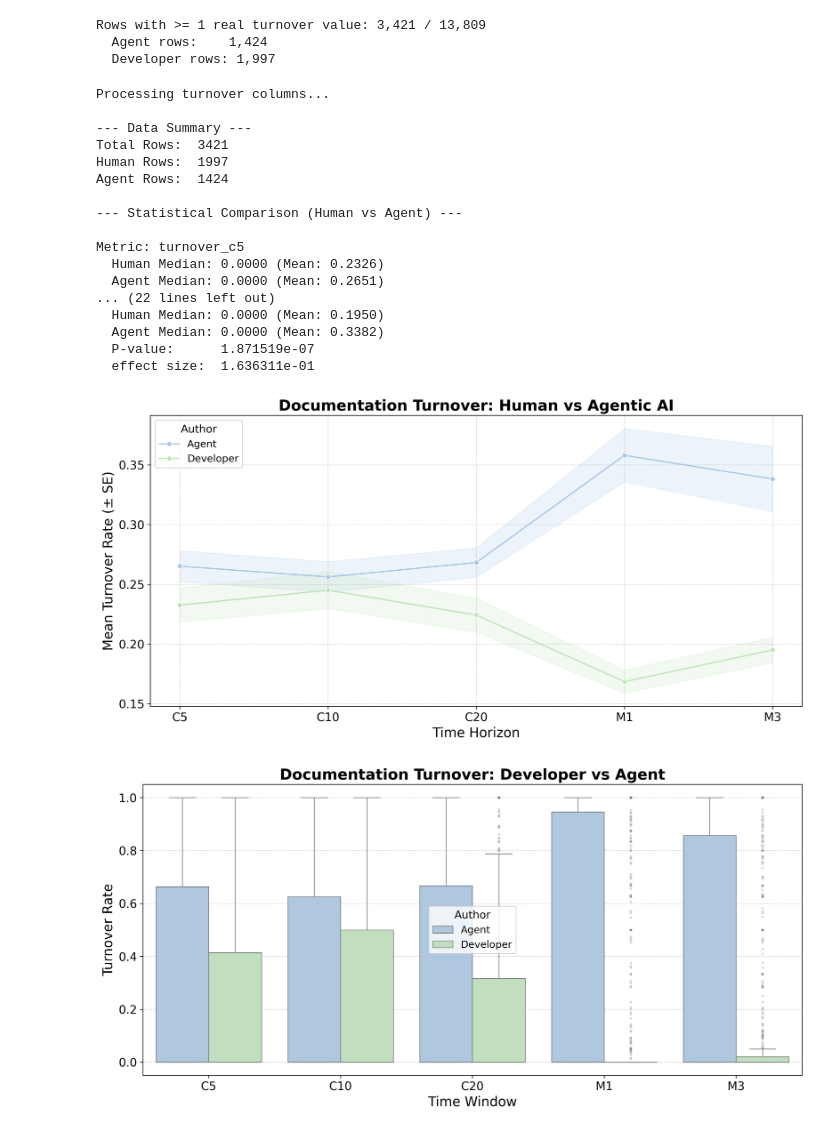
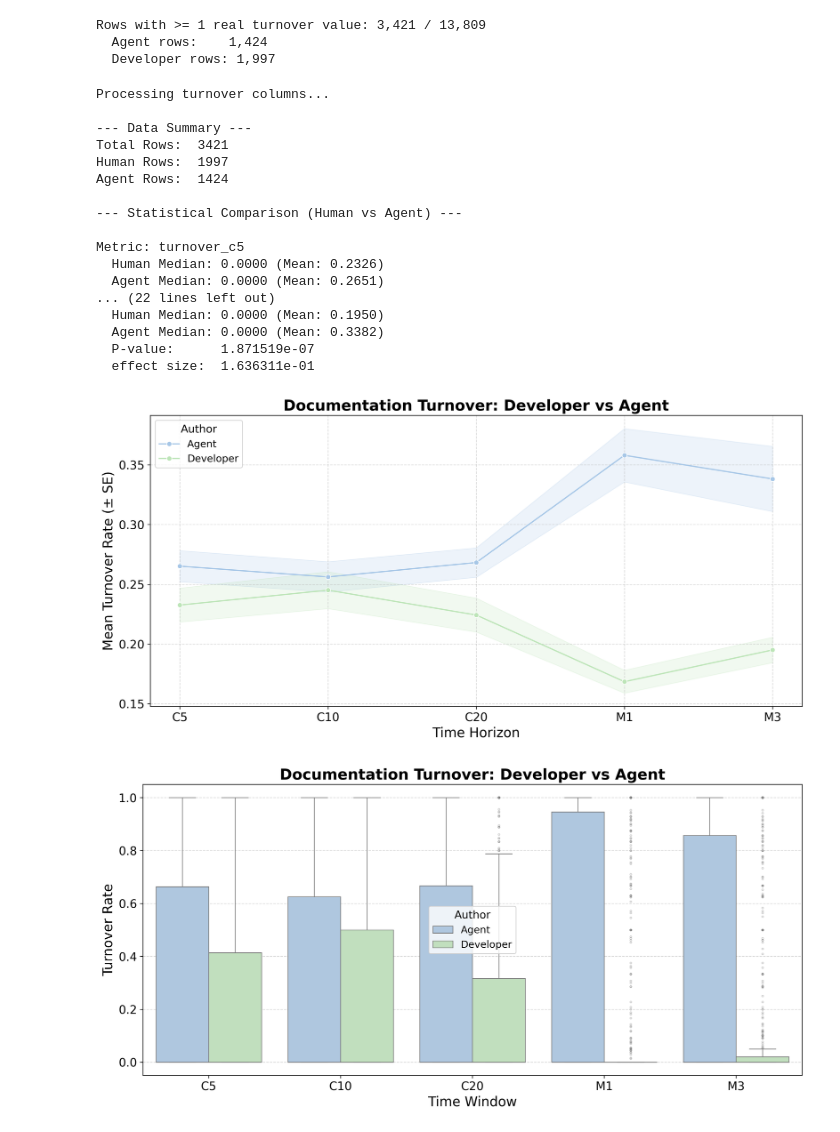
Before and after one commit to LukasOttenhof/On-the-Naturalness-of-Agent-Generated-Documentation, a Jupyter notebook: analysis/rq4/a.ipynb, the cells around one changed output. Cells and saved outputs as stored; diff of their text form; code cells hidden in the pictures.

```diff
--- a/analysis/rq4/a.ipynb
+++ b/analysis/rq4/a.ipynb
@@ -154,7 +154,7 @@ ax = sns.lineplot(
 )
 
 ax.set_title(
-    "Documentation Turnover: Human vs Agentic AI",
+    "Documentation Turnover: Developer vs Agent",
     fontsize=18,
     fontweight='bold'
 )
@@ -164,34 +164,34 @@ ax.set_xlabel("Time Horizon", fontsize=16)
 
 # ticks
 ax.tick_params(axis='x', labelsize=14)
 ax.tick_params(axis='y', labelsize=14)
 
 # legend (clean + centered)
 ax.legend(title="Author", fontsize=12, title_fontsize=13)
 
 ax.grid(True, linestyle='--', alpha=0.5)
 
 plt.tight_layout()
 plt.show()
 # %% [output]
 Processing turnover columns...
 
 --- Data Summary ---
 Total Rows:  3421
 Human Rows:  1997
 Agent Rows:  1424
 
 --- Statistical Comparison (Human vs Agent) ---
 
 Metric: turnover_c5
   Human Median: 0.0000 (Mean: 0.2326)
   Agent Median: 0.0000 (Mean: 0.2651)
 ... (22 lines left out)
   Human Median: 0.0000 (Mean: 0.1950)
   Agent Median: 0.0000 (Mean: 0.3382)
   P-value:      1.871519e-07
   effect size:  1.636311e-01
-[figure, old version]
+[figure, new version]
 # %%
 import pandas as pd
 import numpy as np
```
Also changed, not shown: 2 other files.
